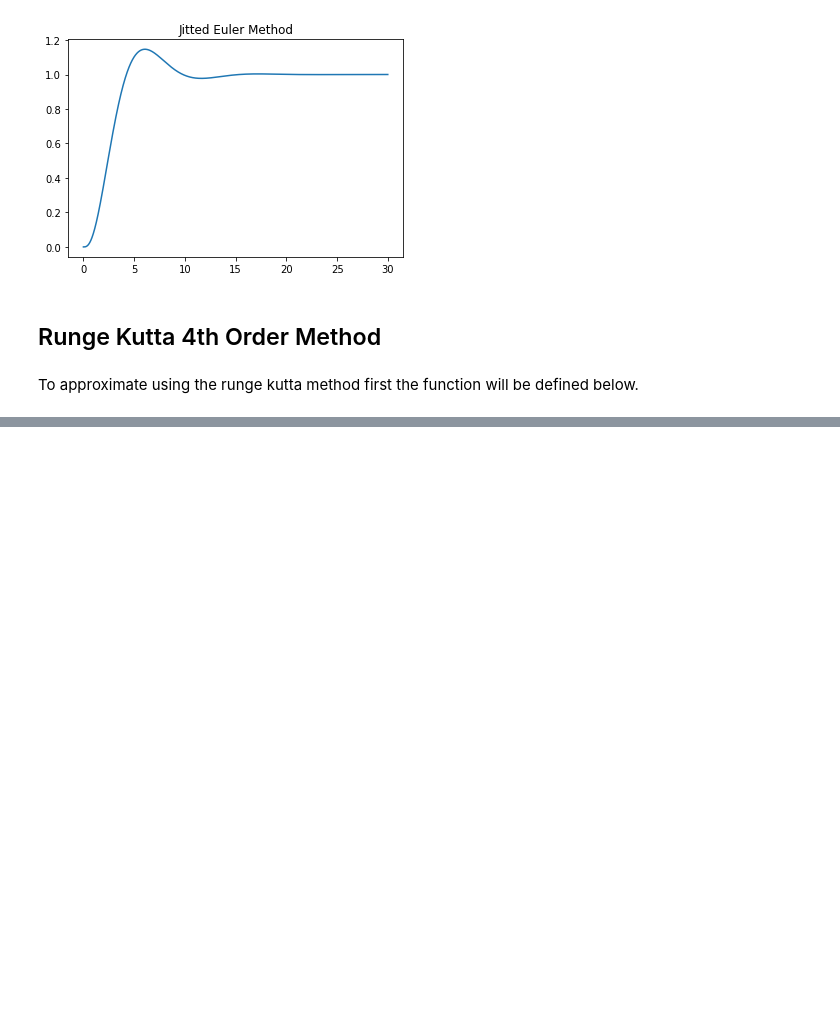
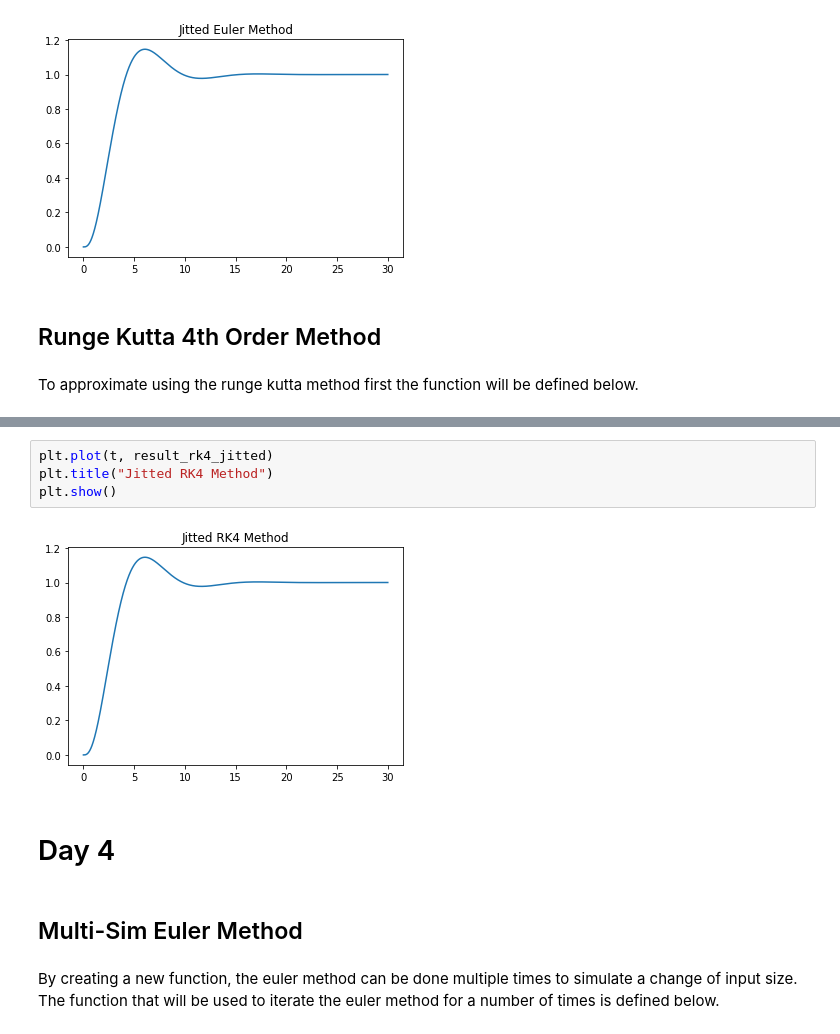
Before and after one commit to Vermillord/KP_Codes, a Jupyter notebook: KP_Notes.ipynb, the cells around one changed output, grey strips where cells are left out. Saved outputs shown, nothing was run; the diff lists cells and outputs as text; blank space fills up the shorter version.

```diff
--- a/KP_Notes.ipynb
+++ b/KP_Notes.ipynb
@@ -499,0 +543,12 @@ array([[2],
+# %%
+plt.plot(t, result_rk4_jitted)
+plt.title("Jitted RK4 Method")
+plt.show()
+# %% [output]
+[figure, added]
+# %% [markdown]
+# Day 4
+# %% [markdown]
+## Multi-Sim Euler Method
+# %% [markdown]
+By creating a new function, the euler method can be done multiple times to simulate a change of input size. The function that will be used to iterate the euler method for a number of times is defined below.
```
Also changed, not shown: parts of 14 cells of this notebook.
